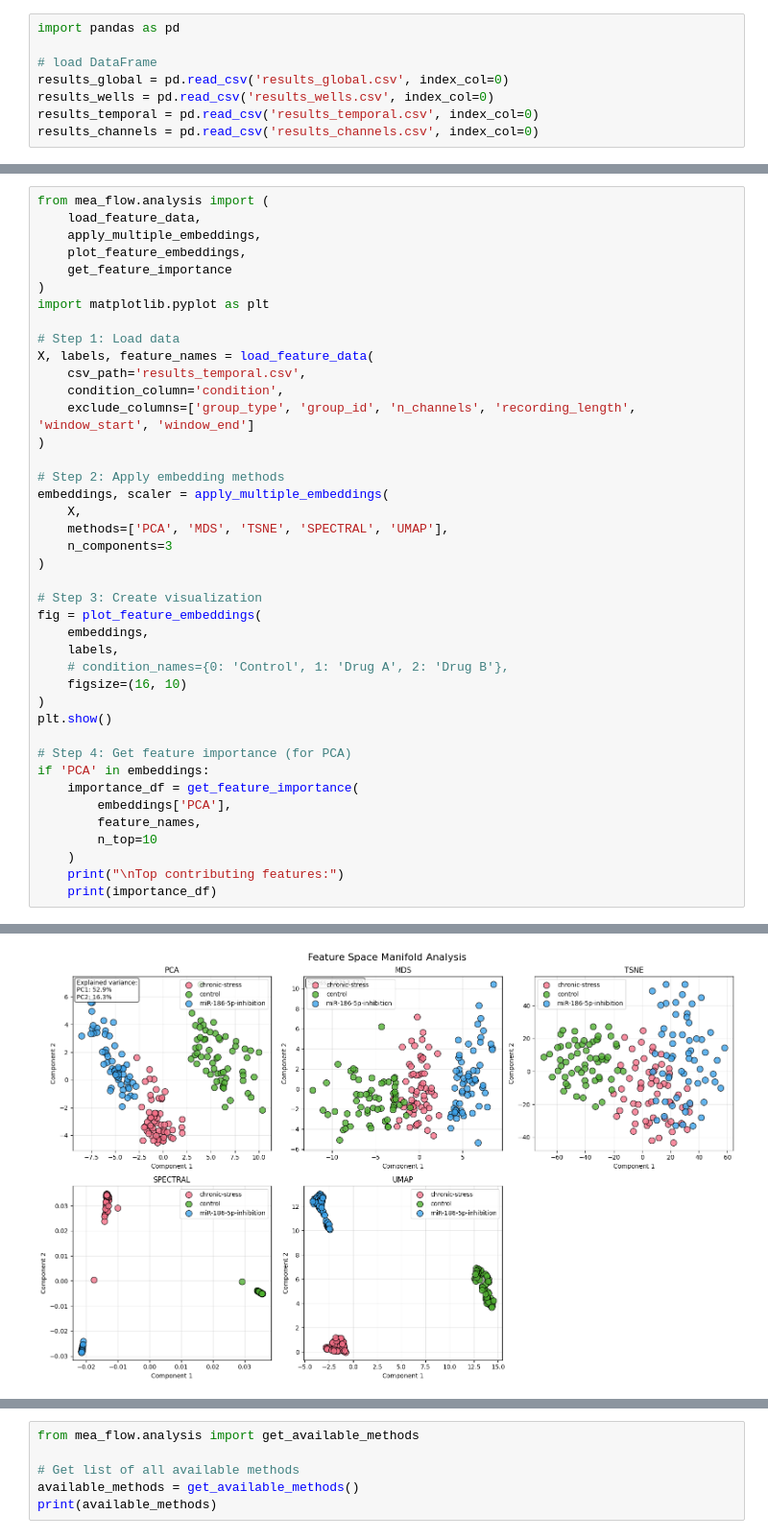
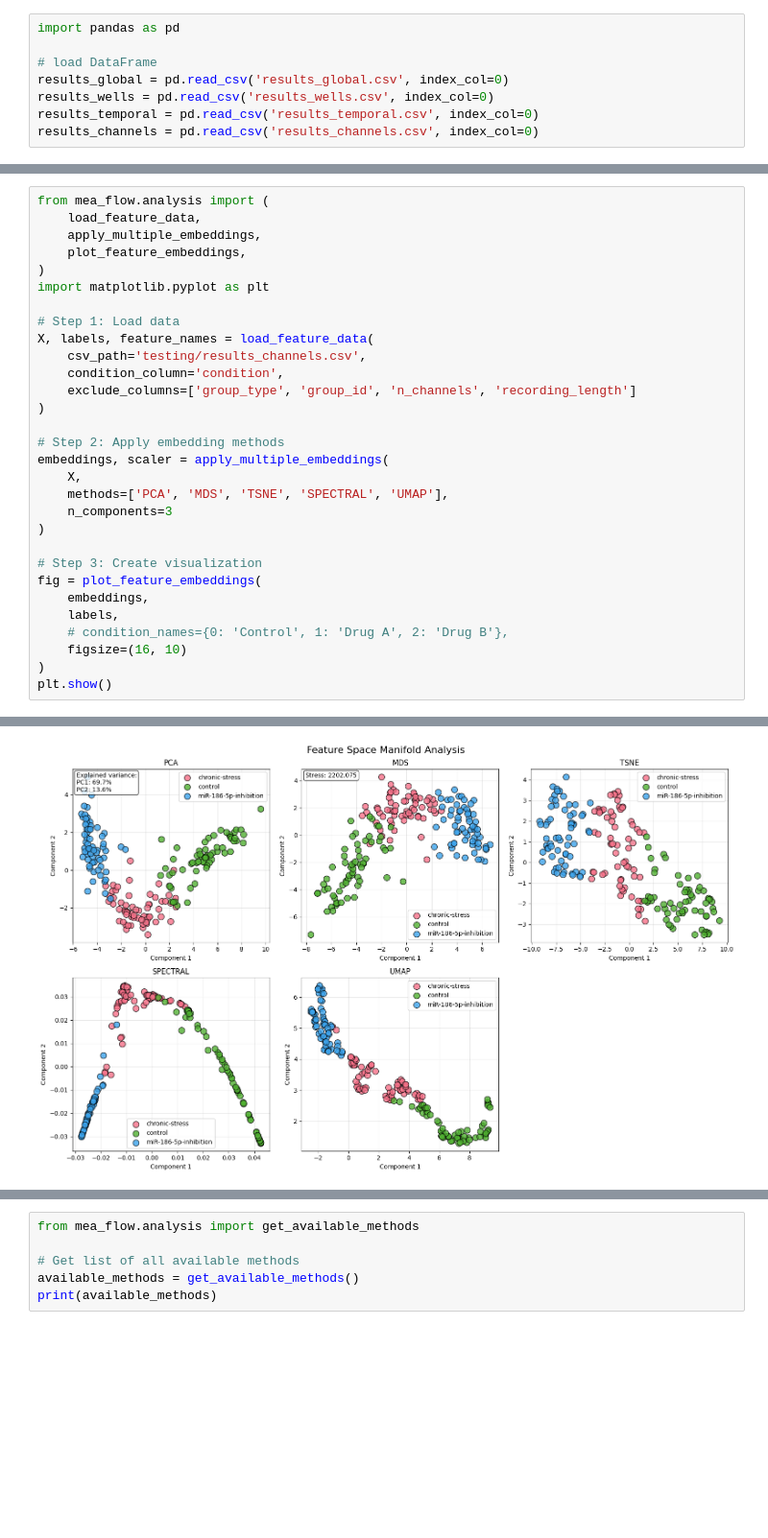
Before and after one commit to CNNC-Lab/mea-flow, a Jupyter notebook: notebooks/04_feature_based_analysis.ipynb, the cells around one changed output, grey strips where cells are left out. Shown at 96% size. Drawn from its saved outputs; the diff is of its cells as text; blank space fills up the shorter version.

```diff
--- a/notebooks/04_feature_based_analysis.ipynb
+++ b/notebooks/04_feature_based_analysis.ipynb
@@ -100,15 +76,14 @@ from mea_flow.analysis import (
     load_feature_data,
     apply_multiple_embeddings,
     plot_feature_embeddings,
-    get_feature_importance
 )
 import matplotlib.pyplot as plt
 
 # Step 1: Load data
 X, labels, feature_names = load_feature_data(
-    csv_path='results_temporal.csv',
+    csv_path='testing/results_channels.csv',
     condition_column='condition',
-    exclude_columns=['group_type', 'group_id', 'n_channels', 'recording_length', 'window_start', 'window_end']
+    exclude_columns=['group_type', 'group_id', 'n_channels', 'recording_length']
 )
 
 # Step 2: Apply embedding methods
@@ -126,14 +101,4 @@ fig = plot_feature_embeddings(
     figsize=(16, 10)
 )
 plt.show()
-
-# Step 4: Get feature importance (for PCA)
-if 'PCA' in embeddings:
-    importance_df = get_feature_importance(
-        embeddings['PCA'],
-        feature_names,
-        n_top=10
-    )
-    print("\nTop contributing features:")
-    print(importance_df)
 # %% [output]
@@ -141,7 +106,7 @@ Data shape: (180, 45) (180 samples, 48 features)
 Conditions: ['chronic-stress' 'control' 'miR-186-5p-inhibition']
 Applying PCA...
 Applying MDS...
 Applying TSNE...
 Applying SPECTRAL...
 Applying UMAP...
-[figure, old version]
+[figure, new version]
```
Also changed, not shown: parts of 10 cells of this notebook, 6 other files.
